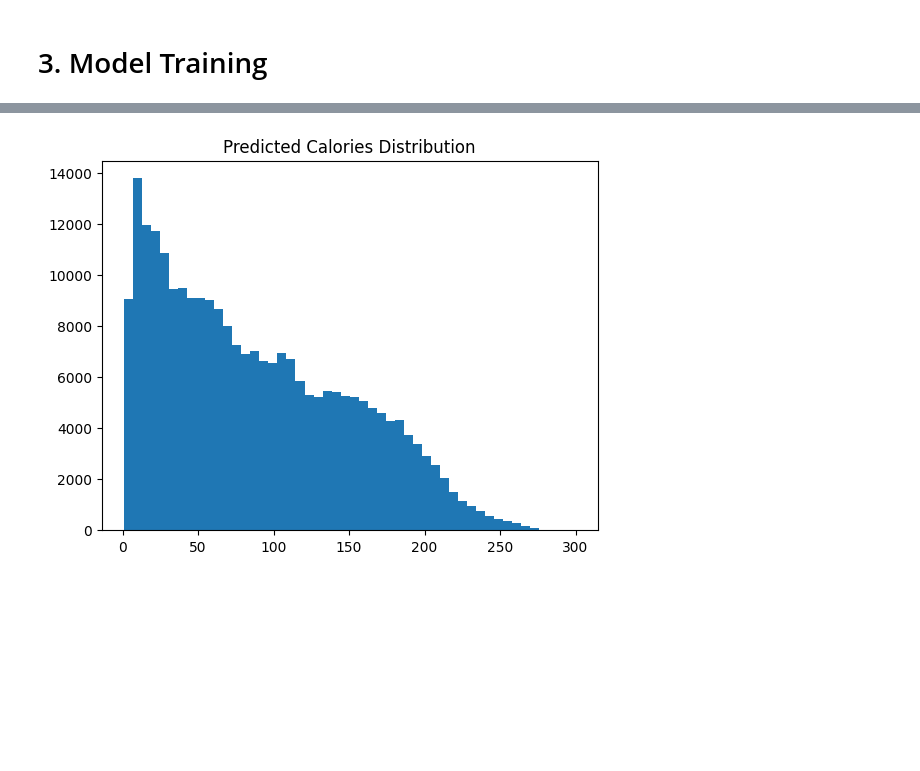
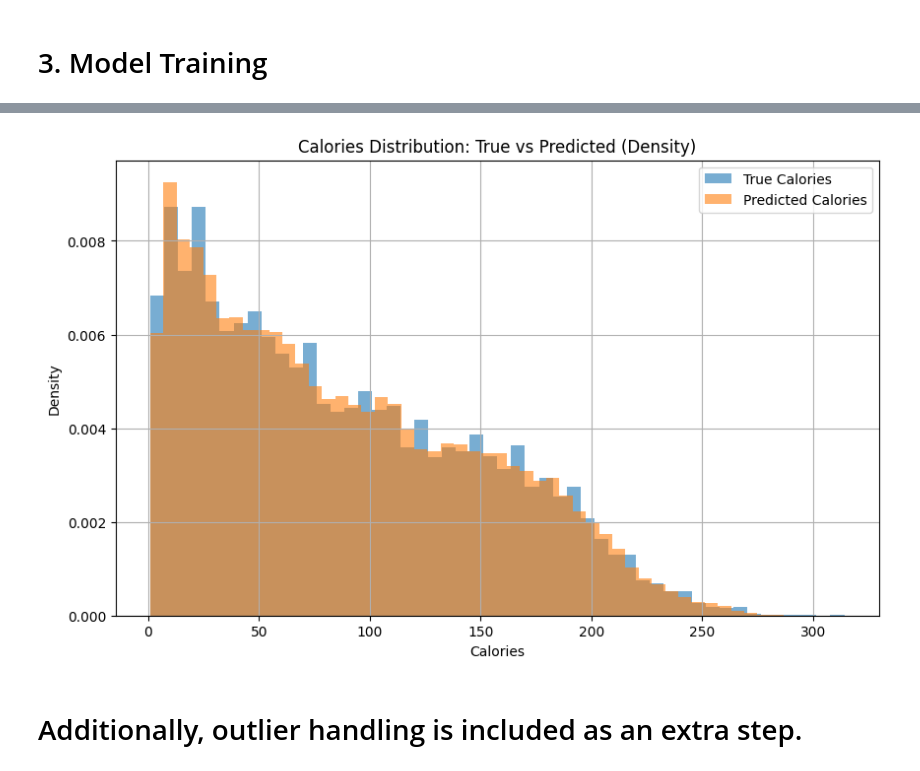
Before and after one commit to seiless/Kaggle, a Jupyter notebook: playground-series-s5e5/playground-series-s5e5-final.ipynb, the cells around one changed output, grey strips where cells are left out. Saved outputs shown, nothing was run; the diff lists cells and outputs as text; code cells hidden in the pictures; blank space fills up the shorter version.

```diff
--- a/playground-series-s5e5/playground-series-s5e5-final.ipynb
+++ b/playground-series-s5e5/playground-series-s5e5-final.ipynb
@@ -4,7 +4,7 @@ class CFG:
     target_means = "Calories_mean"
     target_per_duration = "Calories_Per_Duration"
     target_vars = [target,target_means,target_per_duration]
-    folds = 7
+    folds = 9
     seed = 42
     folder_path = 'playground-series-s5e5_csv/'
     num_cols = ['Age', 'Height', 'Weight', 'Duration', 'Heart_Rate', 'Body_Temp']
@@ -431,6 +539,8 @@ class DomainFeatureGenerator(BaseEstimator, TransformerMixin):
         # 85–95% HRmax: High-intensity interval training (HIIT)
         X['Heart_Rate_hrmax'] = X['Heart_Rate'] / (220 - X['Age']) * 100
 
+        X['Activity_Score'] = X['MET'] * X['Duration']
+
         # Mifflin-St Jeor BMR calculation method
         # for Man   : BMR = (10 × weight in kg)+(6.25 × height in cm)−(5 × age in years)+5
         # for Woman : BMR = (10 × weight in kg)+(6.25 × height in cm)−(5 × age in years)−161
@@ -552,10 +754,11 @@ def build_conditional_feature_pipeline():
 # 3. Model Training
 # %%
 class HybridFullStackingCV(BaseEstimator, RegressorMixin):
-    def __init__(self, pipelines, model_defs, meta_model,
-                 n_splits=CFG.folds, random_state=CFG.seed, stratified_bins=None, verbose=True):
+    def __init__(self, pipelines, model_defs, meta_model, n_splits=5, random_state=42, verbose=True):
         """
-        stratified_bins: optional, precomputed y bins for StratifiedKFold
+        pipelines: list of sklearn Pipelines
+        model_defs: list of (model_class, model_params) tuples
+        meta_model: final regressor model (e.g. Ridge)
         """
         self.pipelines = pipelines
         self.model_defs = model_defs
@@ -563,7 +766,7 @@ class HybridFullStackingCV(BaseEstimator, RegressorMixin):
         self.n_splits = n_splits
         self.random_state = random_state
         self.verbose = verbose
-        self.stratified_bins = stratified_bins
+        self.kf = KFold(n_splits=n_splits, shuffle=True, random_state=random_state)
         self.fitted_models_ = []
         self.rmse_scores_ = []
 
@@ -574,25 +777,19 @@ class HybridFullStackingCV(BaseEstimator, RegressorMixin):
         self.fitted_models_ = []
         self.rmse_scores_ = []
 
-        if self.stratified_bins is not None:
-            kf = StratifiedKFold(n_splits=self.n_splits, shuffle=True, random_state=self.random_state)
-            split_gen = kf.split(X, self.stratified_bins)
-        else:
-            kf = KFold(n_splits=self.n_splits, shuffle=True, random_state=self.random_state)
-            split_gen = kf.split(X)
-
         model_idx = 0
         for pi, pipeline in enumerate(self.pipelines):
             for mi, (model_cls, model_params) in enumerate(self.model_defs):
                 if self.verbose:
-                    print(f"\n Training Pipeline {pi+1}/{len(self.pipelines)} + Model {model_cls.__name__}")
+                    pipeline_name = getattr(pipeline, 'name', f'Pipeline_{pi+1}')
+                    print(f"\n🔄 Training Pipeline: {pipeline_name} ({pi+1}/{len(self.pipelines)}) + Model {model_cls.__name__}")
 
                 oof_preds = np.zeros(n_samples)
                 fold_models = []
 
-                for fold, (train_idx, val_idx) in enumerate(split_gen):
+                for fold, (train_idx, val_idx) in enumerate(self.kf.split(X)):
                     if self.verbose:
-                        print(f" Fold {fold+1}/{self.n_splits}...")
+                        print(f"  ➤ Fold {fold+1}/{self.n_splits}...")
 
                     X_train, X_val = X.iloc[train_idx], X.iloc[val_idx]
                     y_train, y_val = y.iloc[train_idx], y.iloc[val_idx]
@@ -604,7 +801,9 @@ class HybridFullStackingCV(BaseEstimator, RegressorMixin):
                     model = model_cls(**model_params)
 
                     model_name = model.__class__.__name__.lower()
+
                     fit_kwargs = {'eval_set': [(X_val_trans, y_val)]}
+
                     if 'xgb' in model_name or 'catboost' in model_name:
                         fit_kwargs['verbose'] = model.get_params().get('verbose', False)
 
@@ -616,7 +815,7 @@ class HybridFullStackingCV(BaseEstimator, RegressorMixin):
 
                     rmse = np.sqrt(np.mean((preds - y_val) ** 2))
                     if self.verbose:
-                        print(f" Fold RMSE: {rmse:.4f}")
+                        print(f"     ✓ Fold RMSE: {rmse:.4f}")
 
                 meta_features[:, model_idx] = oof_preds
                 self.fitted_models_.append(fold_models)
@@ -624,7 +823,7 @@ class HybridFullStackingCV(BaseEstimator, RegressorMixin):
                 rmse_full = np.sqrt(np.mean((meta_features[:, model_idx] - y) ** 2))
                 self.rmse_scores_.append(rmse_full)
                 if self.verbose:
-                    print(f" OOF RMSE for model {model_idx+1}: {rmse_full:.4f}")
+                    print(f"  ✅ OOF RMSE for model {model_idx+1}: {rmse_full:.4f}")
 
                 model_idx += 1
 
@@ -667,7 +866,8 @@ test_X = test.drop(columns=['id'])
 pipeline1 = build_domain_feature_pipeline()
 pipeline2 = build_interaction_feature_pipeline()
 pipeline3 = build_conditional_feature_pipeline()
-pipelines = [pipeline1, pipeline2, pipeline3]
+pileline4 = build_binned_hotspot_pipeline()
+pipelines = [pipeline1, pipeline2, pipeline3, pileline4]
 # %%
 model_defs = [
     (CatBoostRegressor, {
@@ -734,15 +977,17 @@ final_preds = ensemble.predict(test_X)
 # %%
 true_calories = np.expm1(train_y)
 
 plt.figure(figsize=(10, 6))
-plt.hist(true_calories, bins=50, alpha=0.6, label="True Calories")
-plt.hist(final_preds, bins=50, alpha=0.6, label="Predicted Calories")
-plt.title("Calories Distribution: True vs Predicted")
+plt.hist(true_calories, bins=50, alpha=0.6, label="True Calories", density=True)
+plt.hist(final_preds, bins=50, alpha=0.6, label="Predicted Calories", density=True)
+plt.title("Calories Distribution: True vs Predicted (Density)")
 plt.xlabel("Calories")
-plt.ylabel("Frequency")
+plt.ylabel("Density")
 plt.legend()
 plt.grid(True)
 plt.show()
+# %% [output]
+[figure, added]
 # %%
 submission = pd.DataFrame({
     'id': test['id'],
@@ -750,9 +995,5 @@ submission = pd.DataFrame({
 })
 
 submission.to_csv("ensenble_final_submission.csv", index=False)
-# %%
-plt.hist(final_preds, bins=50)
-plt.title("Predicted Calories Distribution")
-plt.show()
-# %% [output]
-[figure, removed]
+# %% [markdown]
+# Additionally, outlier handling is included as an extra step.
```
Also changed, not shown: parts of 18 cells of this notebook.
